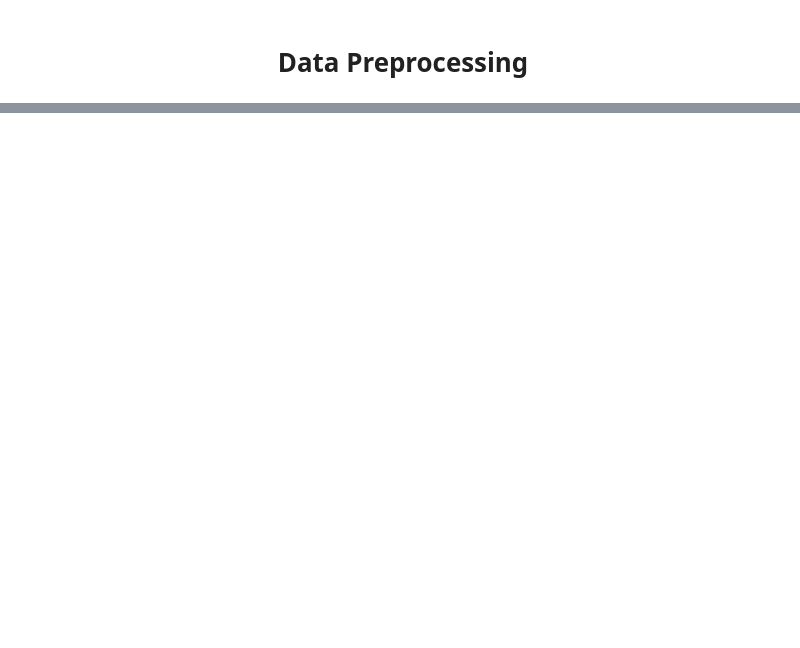
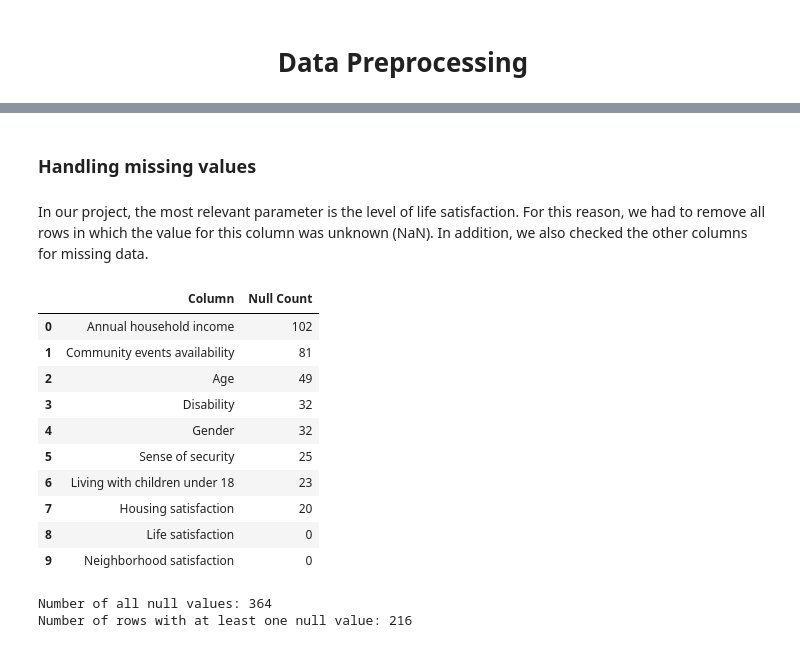
Before and after one commit to SwieciloM/Data-Analytics-Laboratory, a Jupyter notebook: Final project/data_preprocessing.ipynb, the cells around one changed output, grey strips where cells are left out. Cells and saved outputs as stored; diff of their text form; code cells hidden in the pictures; blank space fills up the shorter version.

Commit message:
Finall project finished

```diff
--- a/Final project/data_preprocessing.ipynb
+++ b/Final project/data_preprocessing.ipynb
@@ -536,0 +50,31 @@ Name: Similarity to friends, dtype: float64
+# %%
+desired_columns = ["How.satisfied.are.you.with.your.life.in.general",
+                  "How.satisfied.are.you.with.your.neighborhood",
+                  "How.satisfied.are.you.with.the.condition.of.your.housing",
+                  "How.would.you.rate.the.following..The.availability.of.social.community.events",
+                  "How.safe.do.you.feel.walking.in.your.neighborhood.at.night",
+                  "Do.you.have.children.age.18.or.younger.who.live.with.you",
+                  "What.is.your.annual.household.income",
+                  "disability_yn",
+                  "What.is.your.gender",
+                  "Age"]
+
+translation_dict = {"How.satisfied.are.you.with.your.life.in.general" : "Life satisfaction",
+                    "How.satisfied.are.you.with.your.neighborhood" : "Neighborhood satisfaction",
+                    "How.satisfied.are.you.with.the.condition.of.your.housing" : "Housing satisfaction",
+                    "How.would.you.rate.the.following..The.availability.of.social.community.events" : "Community events availability",
+                    "How.safe.do.you.feel.walking.in.your.neighborhood.at.night" : "Sense of security",
+                    "Do.you.have.children.age.18.or.younger.who.live.with.you" : "Living with children under 18",
+                    "What.is.your.annual.household.income" : "Annual household income",
+                    "disability_yn" : "Disability",
+                    "What.is.your.gender" : "Gender",
+                    "Age" : "Age"}
+
+# Selecting specific columns with rows only from 2021
+trimed_df = raw_df.loc[raw_df['Year'] == 2021, desired_columns]
+
+# Renaming long column names to short ones
+trimed_df = trimed_df.rename(columns = translation_dict)
+
+# Displaying informations about database
+trimed_df.info()
@@ -536,0 +99,31 @@ Name: Similarity to friends, dtype: float64
+# %% [markdown]
+### Handling missing values
+# %% [markdown]
+In our project, the most relevant parameter is the level of life satisfaction. For this reason, we had to remove all rows in which the value for this column was unknown (NaN). In addition, we also checked the other columns for missing data.
+# %%
+# Dropping rows with missing values in one specific column (Life satisfaction)
+trimed_df = trimed_df.dropna(subset = ['Life satisfaction'])
+
+# Checking how many missing values are in each column
+nan_values_count = trimed_df.isna().sum().sort_values(ascending = False)
+info_df = pd.DataFrame(data = {"Column" : nan_values_count.index, "Null Count" : nan_values_count.values})
+
+# Displaying informations about database
+display(info_df)
+print("Number of all null values: {}".format(nan_values_count.values.sum()))
+num_of_null_in_rows = trimed_df.isnull().sum(axis = 1)
+print("Number of rows with at least one null value: {}".format(len(trimed_df[num_of_null_in_rows>0].index)))
+# %% [output]
+|  | Column | Null Count |
+| 0 | Annual household income | 102 |
+| 1 | Community events availability | 81 |
+| 2 | Age | 49 |
+| 3 | Disability | 32 |
+| 4 | Gender | 32 |
+| 5 | Sense of security | 25 |
+| 6 | Living with children under 18 | 23 |
+| 7 | Housing satisfaction | 20 |
+| 8 | Life satisfaction | 0 |
+| 9 | Neighborhood satisfaction | 0 |
+Number of all null values: 364
+Number of rows with at least one null value: 216
```
Also changed, not shown: parts of 43 cells of this notebook, 27 other files.
